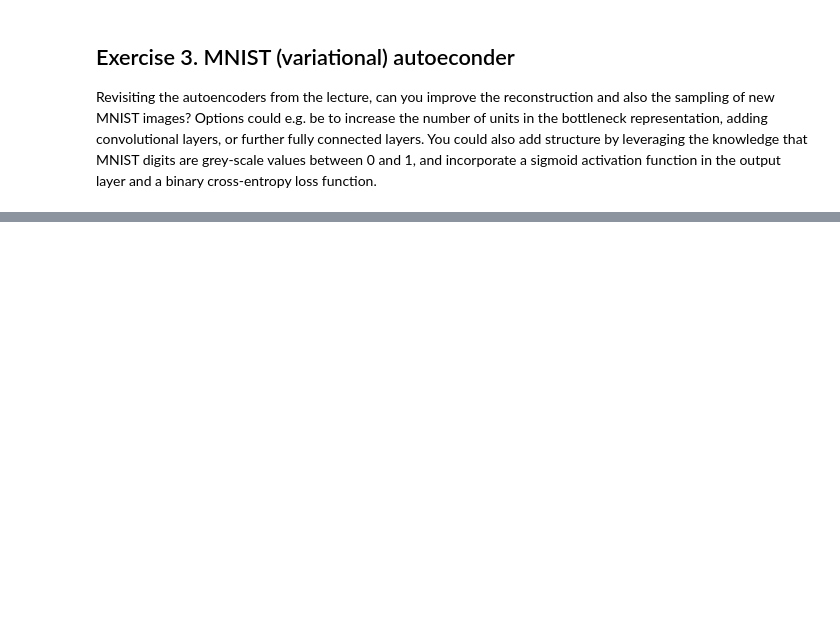
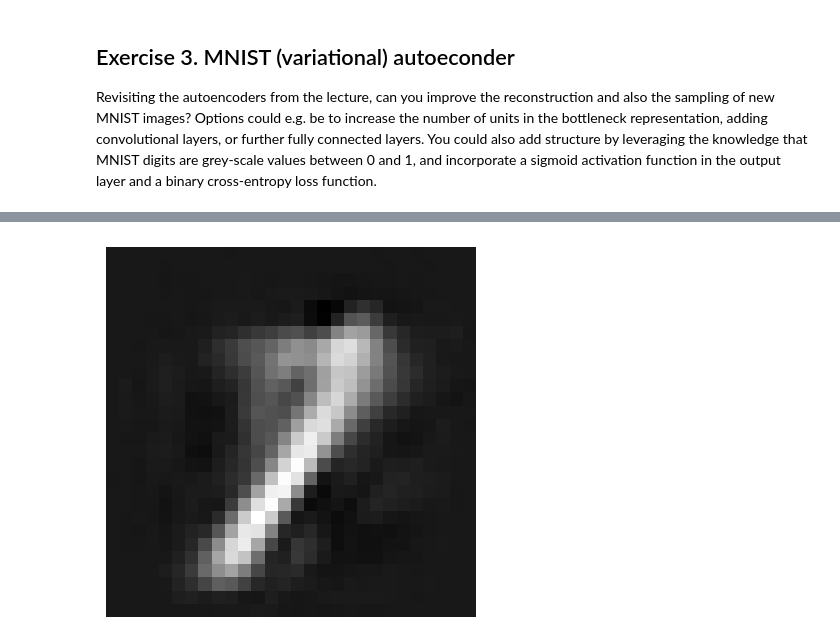
Before and after one commit to JeanLucaSchindler/DL_sem_3, a Jupyter notebook: seminar3_exercises.ipynb, the cells around one changed output, grey strips where cells are left out. Saved outputs shown, nothing was run; the diff lists cells and outputs as text; code cells hidden in the pictures; blank space fills up the shorter version.

```diff
--- a/seminar3_exercises.ipynb
+++ b/seminar3_exercises.ipynb
@@ -256,0 +345,20 @@ Revisiting the autoencoders from the lecture, can you improve the reconstruction
+# %%
+# Now we can sample from the latent space with a standard normal distribution
+
+import torch
+import matplotlib.pyplot as plt
+
+# Sample a random latent vector from N(0,1) with latent dimension 2
+latent_vector = torch.randn(1, latent_dim)
+
+with torch.no_grad():
+    vae.eval()
+    generated = vae.decode(latent_vector)
+
+# Reshape to 28x28 and display the generated image
+generated_img = generated.view(28, 28).cpu().numpy()
+plt.imshow(generated_img, cmap="gray")
+plt.axis("off")
+plt.show()
+# %% [output]
+[figure, added]
```
Also changed, not shown: parts of 11 cells of this notebook.
